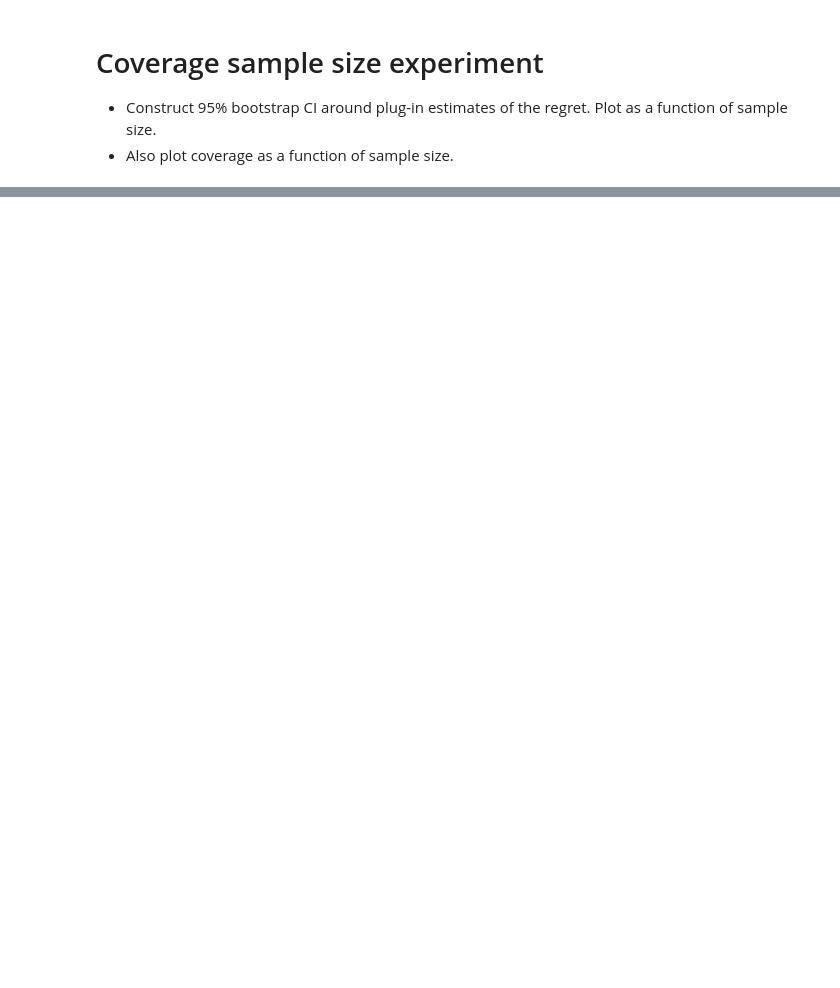
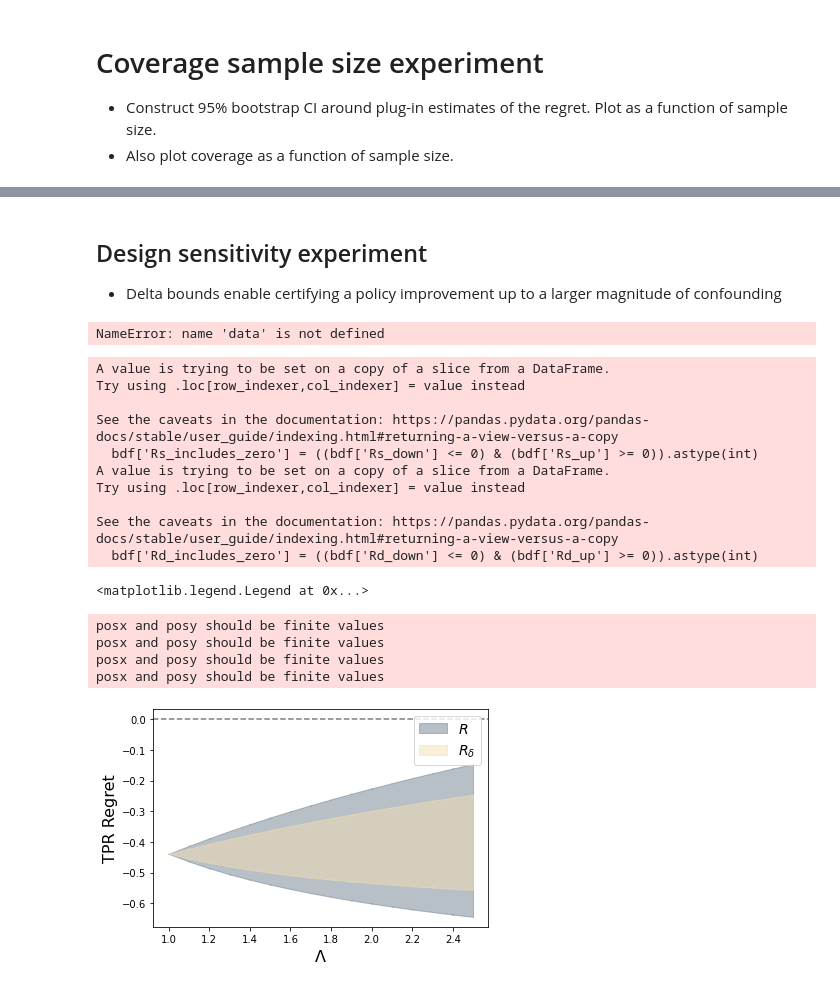
Before and after one commit to lguerdan/policy_comparison_under_confounding, a Jupyter notebook: synthetic_experiments_v2.ipynb, the cells around one changed output, grey strips where cells are left out. Saved outputs shown, nothing was run; the diff lists cells and outputs as text; code cells hidden in the pictures; blank space fills up the shorter version.

Commit message:
WIP: add working IV bounds with robustness checks

```diff
--- a/synthetic_experiments_v2.ipynb
+++ b/synthetic_experiments_v2.ipynb
@@ -183,0 +323,3 @@ Text(0, 0.5, 'Coverage (%)')
+# %% [markdown]
+## Design sensitivity experiment
+- Delta bounds enable certifying a policy improvement up to a larger magnitude of confounding
@@ -183,0 +348,61 @@ Text(0, 0.5, 'Coverage (%)')
+# %%
+lambda_bounds = []
+Nsims=10
+
+for lam in lambdas:
+    for sim in range(Nsims):
+
+        msm_dgp['lambda'] = lam
+        bounds = estimation.estimate_bounds(msm_dgp, data, id_method='MSM', est_method='plugin', K=5)
+        bounds['lambda'] = lam
+        lambda_bounds.append(bounds)
+# %% [output]
+NameError: name 'data' is not defined
+# %%
+bounddf = pd.concat(lambda_bounds)
+
+bdf = bounddf[bounddf['metric'] == 'm_y=1']
+
+
+bdf['Rs_includes_zero'] = ((bdf['Rs_down'] <= 0) & (bdf['Rs_up'] >= 0)).astype(int)
+bdf['Rd_includes_zero'] = ((bdf['Rd_down'] <= 0) & (bdf['Rd_up'] >= 0)).astype(int)
+TS_lambda_star = bdf[bdf['Rs_includes_zero'] == 1]['lambda'].min()
+OS_lambda_star = bdf[bdf['Rd_includes_zero'] == 1]['lambda'].min()
+
+
+
+plt.fill_between(bdf['lambda'], bdf['Rs_down'],  bdf['Rs_up'], label='$R$', color='#708090', alpha=.5, )
+plt.fill_between(bdf['lambda'], bdf['Rd_down'],  bdf['Rd_up'], label='$R_{\delta}$', color='#F5DEB3', alpha=.5,)
+
+regret_intercept = bdf['Rs_down'].tolist()[0]
+
+
+plt.axvline(TS_lambda_star, color='grey', zorder=1, linestyle='--')
+plt.axvline(OS_lambda_star, color='grey', zorder=1, linestyle='--')
+
+plt.axhline(0, color='grey', zorder=1, linestyle='--')
+
+plt.text(TS_lambda_star+.05, -.55, '$\Lambda^*_{R}$', fontsize=14)
+plt.text(OS_lambda_star+.05, -.55, '$\Lambda^*_{R_\delta}$', fontsize=14)
+
+
+plt.xlabel('$\Lambda$', fontsize=16)
+plt.ylabel('TPR Regret', fontsize=16)
+plt.legend(loc='upper right', fontsize=14)
+# %% [output]
+A value is trying to be set on a copy of a slice from a DataFrame.
+Try using .loc[row_indexer,col_indexer] = value instead
+
+See the caveats in the documentation: https://pandas.pydata.org/pandas-docs/stable/user_guide/indexing.html#returning-a-view-versus-a-copy
+  bdf['Rs_includes_zero'] = ((bdf['Rs_down'] <= 0) & (bdf['Rs_up'] >= 0)).astype(int)
+A value is trying to be set on a copy of a slice from a DataFrame.
+Try using .loc[row_indexer,col_indexer] = value instead
+
+See the caveats in the documentation: https://pandas.pydata.org/pandas-docs/stable/user_guide/indexing.html#returning-a-view-versus-a-copy
+  bdf['Rd_includes_zero'] = ((bdf['Rd_down'] <= 0) & (bdf['Rd_up'] >= 0)).astype(int)
+<matplotlib.legend.Legend at 0x...>
+posx and posy should be finite values
+posx and posy should be finite values
+posx and posy should be finite values
+posx and posy should be finite values
+[figure, added]
```
Also changed, not shown: parts of 22 cells of this notebook, 4 other files.
